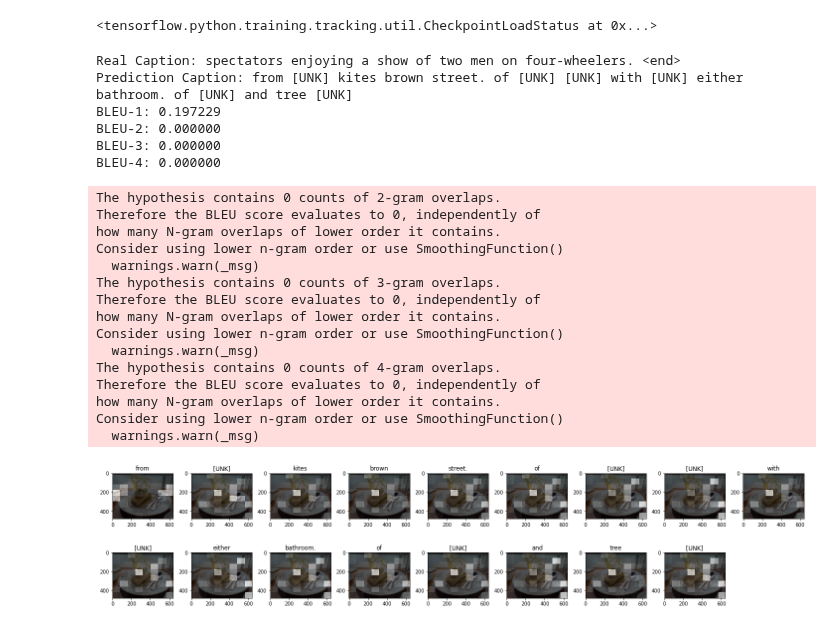
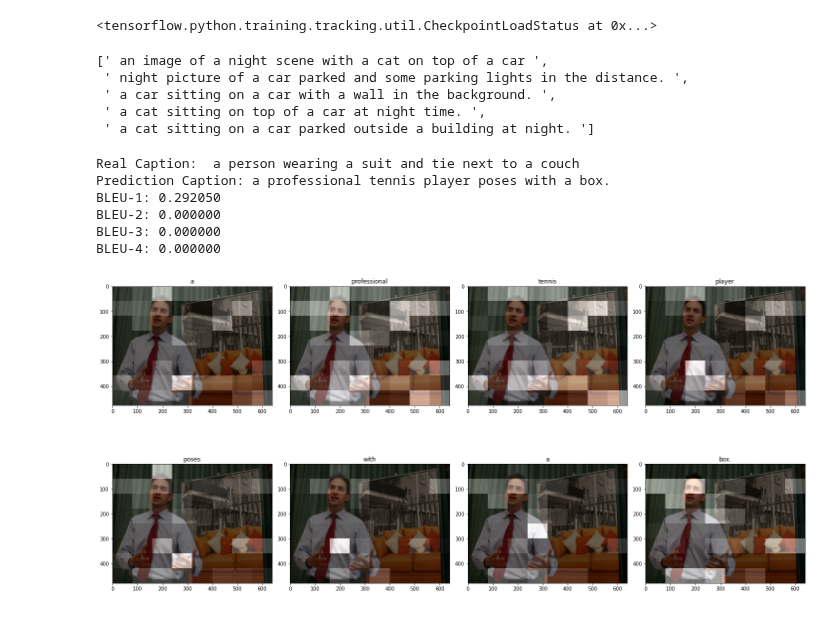
Before and after one commit to hazemkya/unlimited-vision, a Jupyter notebook: evaluation.ipynb, the cells around one changed output. Saved outputs shown, nothing was run; the diff lists cells and outputs as text; code cells hidden in the pictures.

Commit message:
Done training

```diff
--- a/evaluation.ipynb
+++ b/evaluation.ipynb
@@ -85,10 +101,10 @@ encoder = CNN_Encoder(embedding_dim)
 if use_glove:
     decoder = RNN_Decoder(embedding_dim, units, num_tokens, embedding_matrix)
 else:
-    decoder = RNN_Decoder(embedding_dim, units, tokenizer.vocabulary_size(), None)
+    decoder = RNN_Decoder(embedding_dim, units, tokenizer_train.vocabulary_size(), None)
 image_features_extract_model = get_feature_extractor()
 # %%
-img_name_val, cap_val = split_data(img_name_vector, cap_vector ,
+img_name_val, cap_val = split_data(img_name_vector, cap_vector_val ,
                                     image_features_extract_model, 1)
 # %%
 optimizer = tf.keras.optimizers.Adam()
@@ -107,61 +123,59 @@ ckpt.restore(ckpt_manager.latest_checkpoint)
 references = []
 
 for i in range(len(img_name_val)):
-    references.append(' '.join([tf.compat.as_text(index_to_word(i).numpy())
-                         for i in cap_val[i] if i not in [0]]).split('<start>')[1].split())
+    references.append(' '.join([tf.compat.as_text(index_to_word_val(i).numpy())
+                         for i in cap_val[i] if i not in [0]]).split('<start>')[1].split('<end>')[0])
 # %%
 list_of_references = []
 
-for i in range(0, len(img_name_val), 4):
-    list_of_references.append([references[i:i+4]])
+for i in range(0, len(img_name_val), 5):
+    list_of_references.append(references[i:i+5])
+# %%
+list_of_references[2]
+# %% [output]
+[' an image of a night scene with a cat on top of a car ',
+ ' night picture of a car parked and some parking lights in the distance. ',
+ ' a car sitting on a car with a wall in the background. ',
+ ' a cat sitting on top of a car at night time. ',
+ ' a cat sitting on a car parked outside a building at night. ']
 # %%
 # captions on the test set
 # rid = np.random.randint(0, len(img_name_val))
 # image = img_name_val[rid]
-num = 7
 
-image = img_name_val[num]
+num = 3
+test_references = []
+for i in range(5):
+   test_references.append(list_of_references[num][i].split())
+
+image = img_name_val[num*5]
 # real_caption = ' '.join([tf.compat.as_text(index_to_word(i).numpy())
 #                          for i in cap_val[rid] if i not in [0]]).split()
 
 result, attention_plot = evaluate(image, encoder, decoder, image_features_extract_model,
-                                    word_to_index, index_to_word)
+                                    word_to_index_train, index_to_word_train)
 
 if result[-1] == "<end>":
     result.remove("<end>")
+
 # if real_caption[0] == "<start>":
 #     real_caption.remove("<start>")
 
 
 list_of_hypotheses = [result]
 
-print('Real Caption:', ' '.join(references[int(num/4)]))
+print('Real Caption:', list_of_references[num][0])
 print('Prediction Caption:', ' '.join(result))
-print('BLEU-1: %f' % corpus_bleu(list_of_references[num], list_of_hypotheses, weights=(1.0, 0, 0, 0)))
-print('BLEU-2: %f' % corpus_bleu(list_of_references[num], list_of_hypotheses, weights=(0.5, 0.5, 0, 0)))
-print('BLEU-3: %f' % corpus_bleu(list_of_references[num], list_of_hypotheses, weights=(0.3, 0.3, 0.3, 0)))
-print('BLEU-4: %f' % corpus_bleu(list_of_references[num], list_of_hypotheses, weights=(0.25, 0.25, 0.25, 0.25)))
+print('BLEU-1: %f' % corpus_bleu([test_references], list_of_hypotheses, weights=(1.0, 0, 0, 0)))
+print('BLEU-2: %f' % corpus_bleu([test_references], list_of_hypotheses, weights=(0.5, 0.5, 0, 0)))
+print('BLEU-3: %f' % corpus_bleu([test_references], list_of_hypotheses, weights=(0.3, 0.3, 0.3, 0)))
+print('BLEU-4: %f' % corpus_bleu([test_references], list_of_hypotheses, weights=(0.25, 0.25, 0.25, 0.25)))
 plot_attention(image, result, attention_plot)
 # %% [output]
-Real Caption: spectators enjoying a show of two men on four-wheelers. <end>
-Prediction Caption: from [UNK] kites brown street. of [UNK] [UNK] with [UNK] either bathroom. of [UNK] and tree [UNK]
-BLEU-1: 0.197229
+Real Caption:  a person wearing a suit and tie next to a couch
+Prediction Caption: a professional tennis player poses with a box.
+BLEU-1: 0.292050
 BLEU-2: 0.000000
 BLEU-3: 0.000000
 BLEU-4: 0.000000
-The hypothesis contains 0 counts of 2-gram overlaps.
-Therefore the BLEU score evaluates to 0, independently of
-how many N-gram overlaps of lower order it contains.
-Consider using lower n-gram order or use SmoothingFunction()
-  warnings.warn(_msg)
-The hypothesis contains 0 counts of 3-gram overlaps.
-Therefore the BLEU score evaluates to 0, independently of
-how many N-gram overlaps of lower order it contains.
-Consider using lower n-gram order or use SmoothingFunction()
-  warnings.warn(_msg)
-The hypothesis contains 0 counts of 4-gram overlaps.
-Therefore the BLEU score evaluates to 0, independently of
-how many N-gram overlaps of lower order it contains.
-Consider using lower n-gram order or use SmoothingFunction()
-  warnings.warn(_msg)
-[figure, old version]
+[figure, new version]
```
Also changed, not shown: parts of 9 cells of this notebook, 2 other files.
